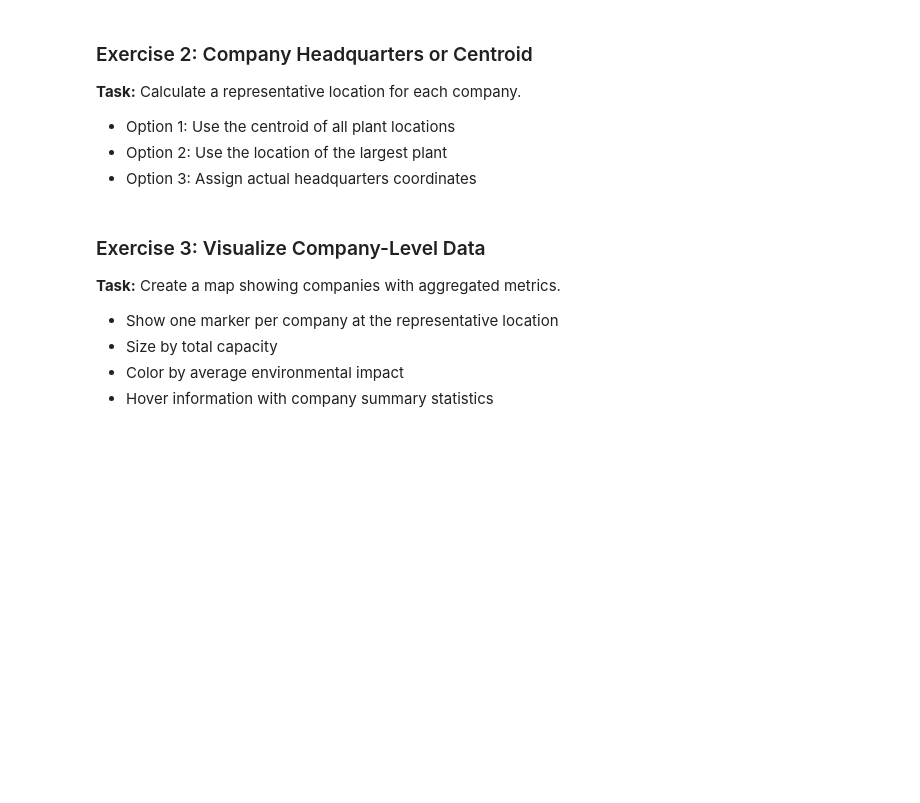
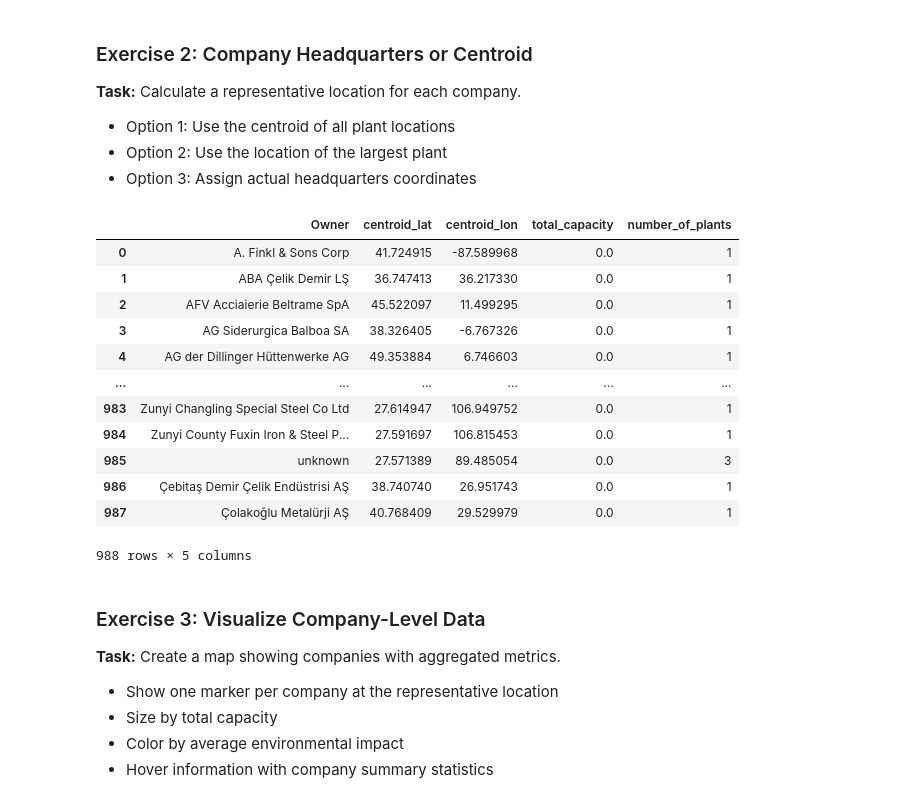
Before and after one commit to alexisvannson/Research-and-emerging-topics, a Jupyter notebook: lab_1_Arthur.ipynb, the cells around one changed output. Cells and saved outputs as stored; diff of their text form; code cells hidden in the pictures; blank space fills up the shorter version.

```diff
--- a/lab_1_Arthur.ipynb
+++ b/lab_1_Arthur.ipynb
@@ -430,3 +575,27 @@ Aggregate data at the company level to analyze corporate footprints.
+# %%
+# Calculate company representative locations
+centroid_df = df.groupby('Owner').agg(
+    centroid_lat=('lat', 'mean'),
+    centroid_lon=('lon', 'mean'),
+    total_capacity=('Total capacity (ttpa)', 'sum'),
+    number_of_plants=('Owner', 'count')
+).reset_index()
+
+centroid_df
+# %% [output]
+|  | Owner | centroid_lat | centroid_lon | total_capacity | number_of_plants |
+| 0 | A. Finkl & Sons Corp | 41.724915 | -87.589968 | 0.0 | 1 |
+| 1 | ABA Çelik Demir LŞ | 36.747413 | 36.217330 | 0.0 | 1 |
+| 2 | AFV Acciaierie Beltrame SpA | 45.522097 | 11.499295 | 0.0 | 1 |
+| 3 | AG Siderurgica Balboa SA | 38.326405 | -6.767326 | 0.0 | 1 |
+| 4 | AG der Dillinger Hüttenwerke AG | 49.353884 | 6.746603 | 0.0 | 1 |
+| ... | ... | ... | ... | ... | ... |
+| 983 | Zunyi Changling Special Steel Co Ltd | 27.614947 | 106.949752 | 0.0 | 1 |
+| 984 | Zunyi County Fuxin Iron & Steel P... | 27.591697 | 106.815453 | 0.0 | 1 |
+| 985 | unknown | 27.571389 | 89.485054 | 0.0 | 3 |
+| 986 | Çebitaş Demir Çelik Endüstrisi AŞ | 38.740740 | 26.951743 | 0.0 | 1 |
+| 987 | Çolakoğlu Metalürji AŞ | 40.768409 | 29.529979 | 0.0 | 1 |
+988 rows × 5 columns
 # %% [markdown]
 ### Exercise 3: Visualize Company-Level Data
 **Task:** Create a map showing companies with aggregated metrics.
```
Also changed, not shown: parts of 21 cells of this notebook.
